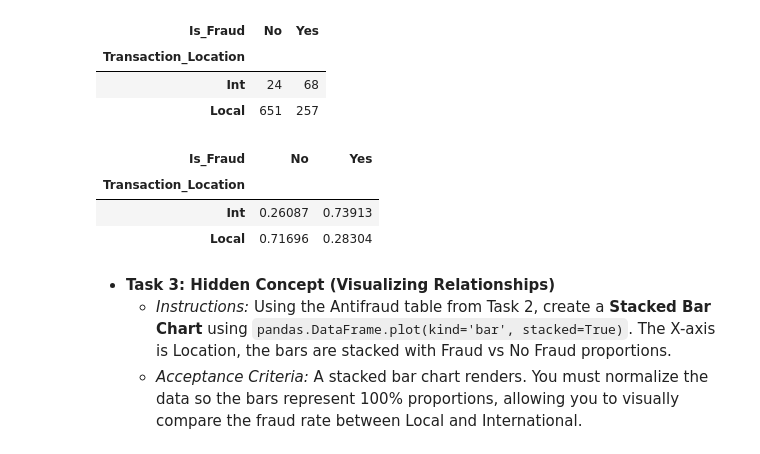
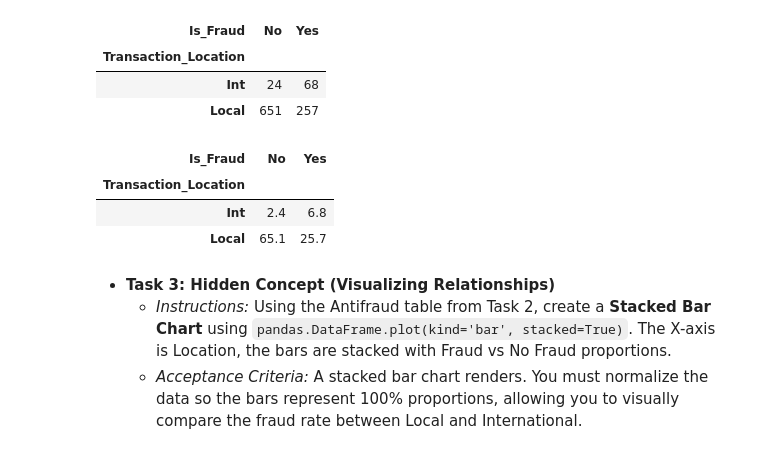
Before and after one commit to say-ahmedi/DS_PROJECTS, a Jupyter notebook: 02_maths_statistics/01_khanac_probstat/unit_1/02_two_way_frequency_tables.ipynb, the cells around one changed output. Saved outputs shown, nothing was run; the diff lists cells and outputs as text; code cells hidden in the pictures.

```diff
--- a/02_maths_statistics/01_khanac_probstat/unit_1/02_two_way_frequency_tables.ipynb
+++ b/02_maths_statistics/01_khanac_probstat/unit_1/02_two_way_frequency_tables.ipynb
@@ -108,12 +122,12 @@ pd.crosstab(df_transactions['Transaction_Location'],df_transactions['Is_Fraud'])
 | Int | 24 | 68 |
 | Local | 651 | 257 |
 # %%
-pd.crosstab(df_transactions['Transaction_Location'],df_transactions['Is_Fraud'],normalize='index')
+pd.crosstab(df_transactions['Transaction_Location'],df_transactions['Is_Fraud'],normalize='all') * 100
 # %% [output]
 | Is_Fraud | No | Yes |
 | Transaction_Location |  |  |
-| Int | 0.26087 | 0.73913 |
-| Local | 0.71696 | 0.28304 |
+| Int | 2.4 | 6.8 |
+| Local | 65.1 | 25.7 |
 # %% [markdown]
 * **Task 3: Hidden Concept (Visualizing Relationships)**
   * *Instructions:* Using the Antifraud table from Task 2, create a **Stacked Bar Chart** using `pandas.DataFrame.plot(kind='bar', stacked=True)`. The X-axis is Location, the bars are stacked with Fraud vs No Fraud proportions.
```
Also changed, not shown: parts of 5 cells of this notebook, 2 other files.
